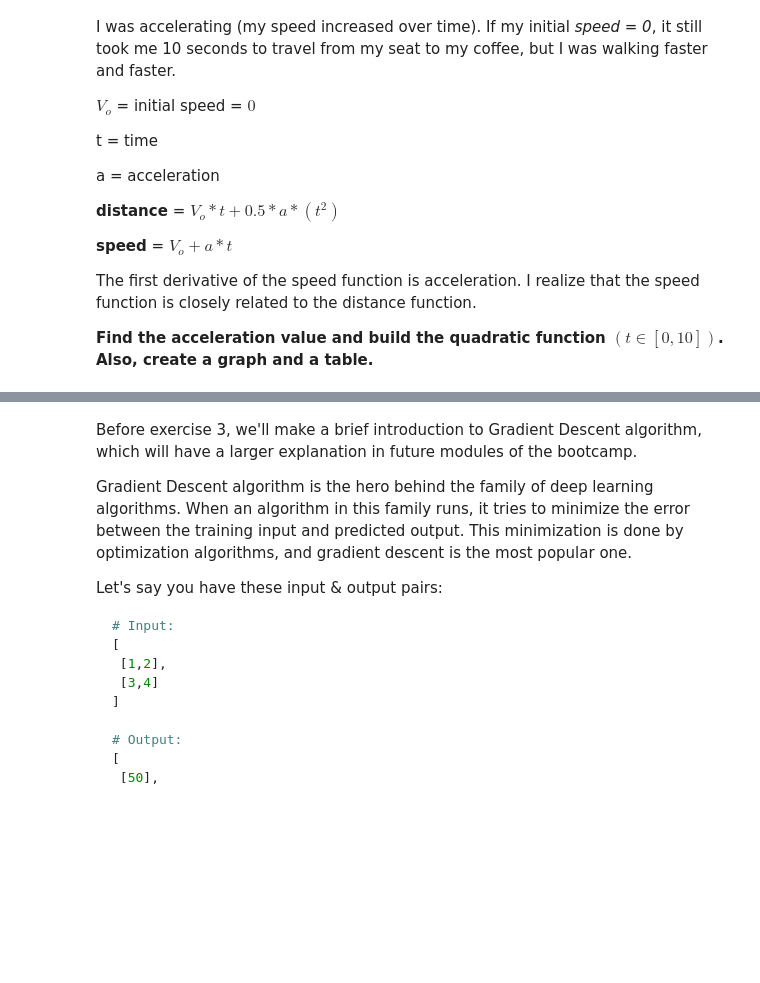
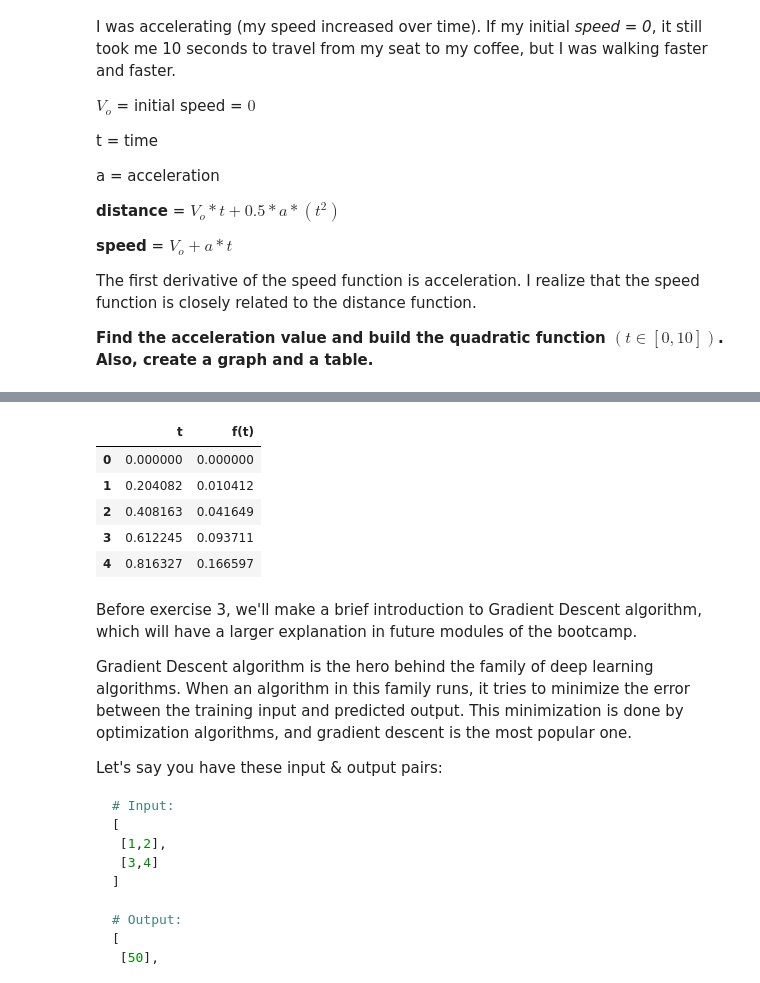
Before and after one commit to pjparreaza/calculus-and-algebra-problems-with-python, a Jupyter notebook: notebook/problems.ipynb, the cells around one changed output, grey strips where cells are left out. Saved outputs shown, nothing was run; the diff lists cells and outputs as text; code cells hidden in the pictures; blank space fills up the shorter version.

```diff
--- a/notebook/problems.ipynb
+++ b/notebook/problems.ipynb
@@ -86,5 +101,17 @@ The first derivative of the speed function is acceleration. I realize that the s
 # %%
 # Create a DataFrame
+# Procederemos a crear y a mostrar el cuadro donde se aprecia el
+# valor de la distancia en dependiente del tiempo
+
+f2 = pd.DataFrame({'t': t, 'f(t)': f(t)})
+f2.head()
+# %% [output]
+|  | t | f(t) |
+| 0 | 0.000000 | 0.000000 |
+| 1 | 0.204082 | 0.010412 |
+| 2 | 0.408163 | 0.041649 |
+| 3 | 0.612245 | 0.093711 |
+| 4 | 0.816327 | 0.166597 |
 # %% [markdown]
 Before exercise 3, we'll make a brief introduction to Gradient Descent algorithm, which will have a larger explanation in future modules of the bootcamp.
 
```
Also changed, not shown: parts of 3 cells of this notebook.
